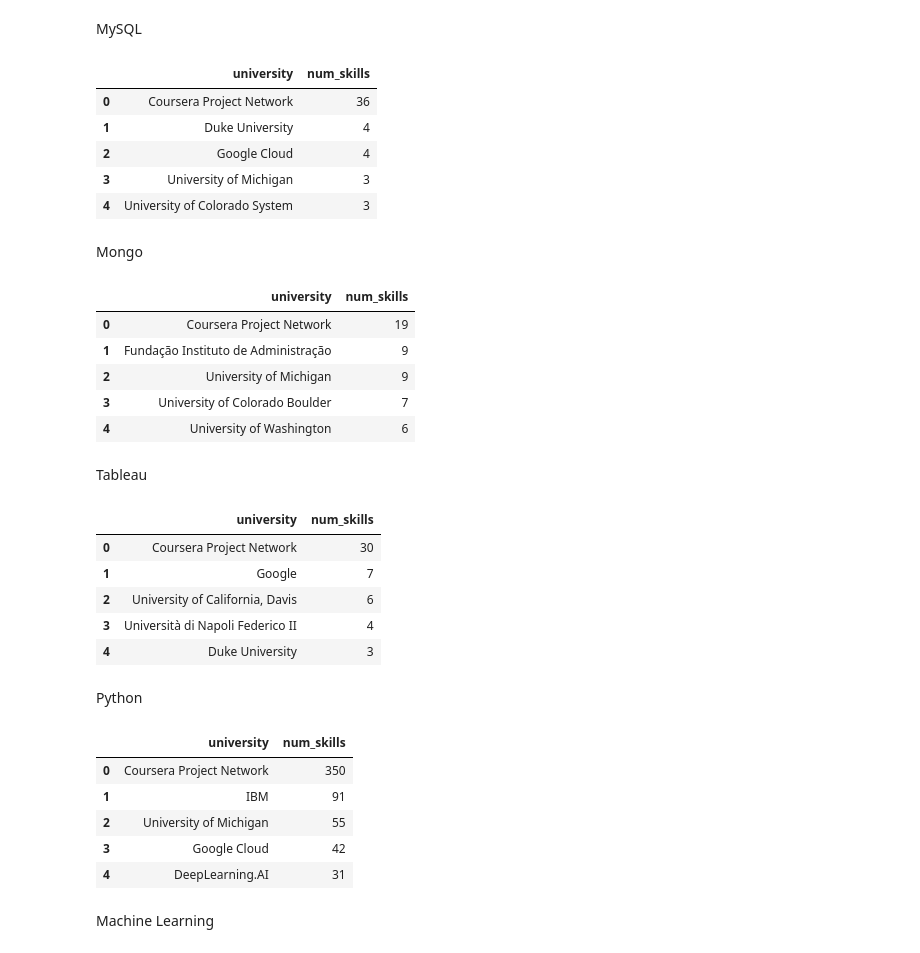
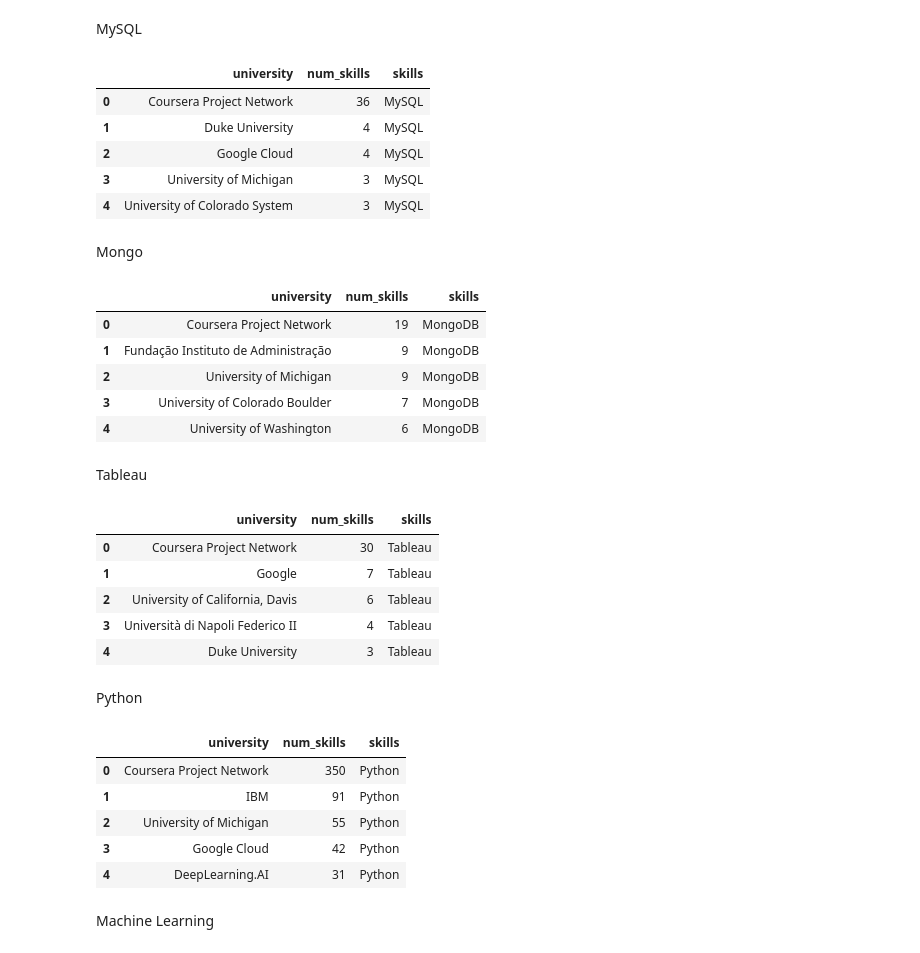
Before and after one commit to jesuschao/Coursera_Project, a Jupyter notebook: 2_EDA.ipynb, the cells around one changed output. Cells and saved outputs as stored; diff of their text form; code cells hidden in the pictures.

```diff
--- a/2_EDA.ipynb
+++ b/2_EDA.ipynb
@@ -259,17 +259,18 @@ MySQL
 # %%
 university_mysql = Mysql.university.value_counts()
 uni_mysql = pd.DataFrame(university_mysql, columns=['university'])
 uni_mysql = uni_mysql.reset_index()
 uni_mysql.rename(columns={'index':'university',
                                    'university':'num_skills'}, inplace=True)
+uni_mysql["skills"] = "MySQL"
 uni_mysql.head()
 # %% [output]
-|  | university | num_skills |
-| 0 | Coursera Project Network | 36 |
-| 1 | Duke University | 4 |
-| 2 | Google Cloud | 4 |
-| 3 | University of Michigan | 3 |
-| 4 | University of Colorado System | 3 |
+|  | university | num_skills | skills |
+| 0 | Coursera Project Network | 36 | MySQL |
+| 1 | Duke University | 4 | MySQL |
+| 2 | Google Cloud | 4 | MySQL |
+| 3 | University of Michigan | 3 | MySQL |
+| 4 | University of Colorado System | 3 | MySQL |
 # %%
 uni_mysql.to_csv("visualization/uni_mysql.csv", index = False)
 # %% [markdown]
@@ -280,14 +281,15 @@ uni_mongo = pd.DataFrame(university_mongo, columns=['university'])
 uni_mongo = uni_mongo.reset_index()
 uni_mongo.rename(columns={'index':'university',
                                    'university':'num_skills'}, inplace=True)
+uni_mongo["skills"] = "MongoDB"
 uni_mongo.head()
 # %% [output]
-|  | university | num_skills |
-| 0 | Coursera Project Network | 19 |
-| 1 | Fundação Instituto de Administração | 9 |
-| 2 | University of Michigan | 9 |
-| 3 | University of Colorado Boulder | 7 |
-| 4 | University of Washington | 6 |
+|  | university | num_skills | skills |
+| 0 | Coursera Project Network | 19 | MongoDB |
+| 1 | Fundação Instituto de Administração | 9 | MongoDB |
+| 2 | University of Michigan | 9 | MongoDB |
+| 3 | University of Colorado Boulder | 7 | MongoDB |
+| 4 | University of Washington | 6 | MongoDB |
 # %%
 uni_mongo.to_csv("visualization/uni_mongo.csv", index = False)
 # %% [markdown]
@@ -298,14 +300,15 @@ uni_tableau = pd.DataFrame(university_tableau, columns=['university'])
 uni_tableau = uni_tableau.reset_index()
 uni_tableau.rename(columns={'index':'university',
                                    'university':'num_skills'}, inplace=True)
+uni_tableau["skills"] = "Tableau"
 uni_tableau.head()
 # %% [output]
-|  | university | num_skills |
-| 0 | Coursera Project Network | 30 |
-| 1 | Google | 7 |
-| 2 | University of California, Davis | 6 |
-| 3 | Università di Napoli Federico II | 4 |
-| 4 | Duke University | 3 |
+|  | university | num_skills | skills |
+| 0 | Coursera Project Network | 30 | Tableau |
+| 1 | Google | 7 | Tableau |
+| 2 | University of California, Davis | 6 | Tableau |
+| 3 | Università di Napoli Federico II | 4 | Tableau |
+| 4 | Duke University | 3 | Tableau |
 # %%
 uni_tableau.to_csv("visualization/uni_tableau.csv", index = False)
 # %% [markdown]
@@ -316,14 +319,15 @@ uni_python = pd.DataFrame(university_python, columns=['university'])
 uni_python = uni_python.reset_index()
 uni_python.rename(columns={'index':'university',
                                    'university':'num_skills'}, inplace=True)
+uni_python["skills"] = "Python"
 uni_python.head()
 # %% [output]
-|  | university | num_skills |
-| 0 | Coursera Project Network | 350 |
-| 1 | IBM | 91 |
-| 2 | University of Michigan | 55 |
-| 3 | Google Cloud | 42 |
-| 4 | DeepLearning.AI | 31 |
+|  | university | num_skills | skills |
+| 0 | Coursera Project Network | 350 | Python |
+| 1 | IBM | 91 | Python |
+| 2 | University of Michigan | 55 | Python |
+| 3 | Google Cloud | 42 | Python |
+| 4 | DeepLearning.AI | 31 | Python |
 # %%
 uni_python.to_csv("visualization/uni_python.csv", index = False)
 # %% [markdown]
```
Also changed, not shown: parts of 13 cells of this notebook, 1 other file.
